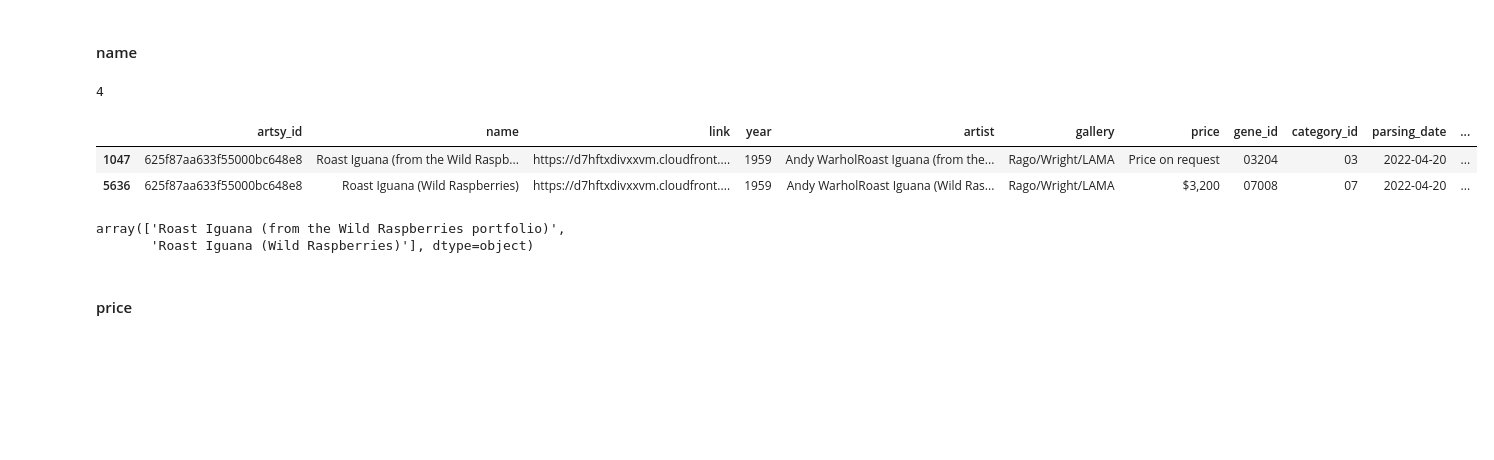
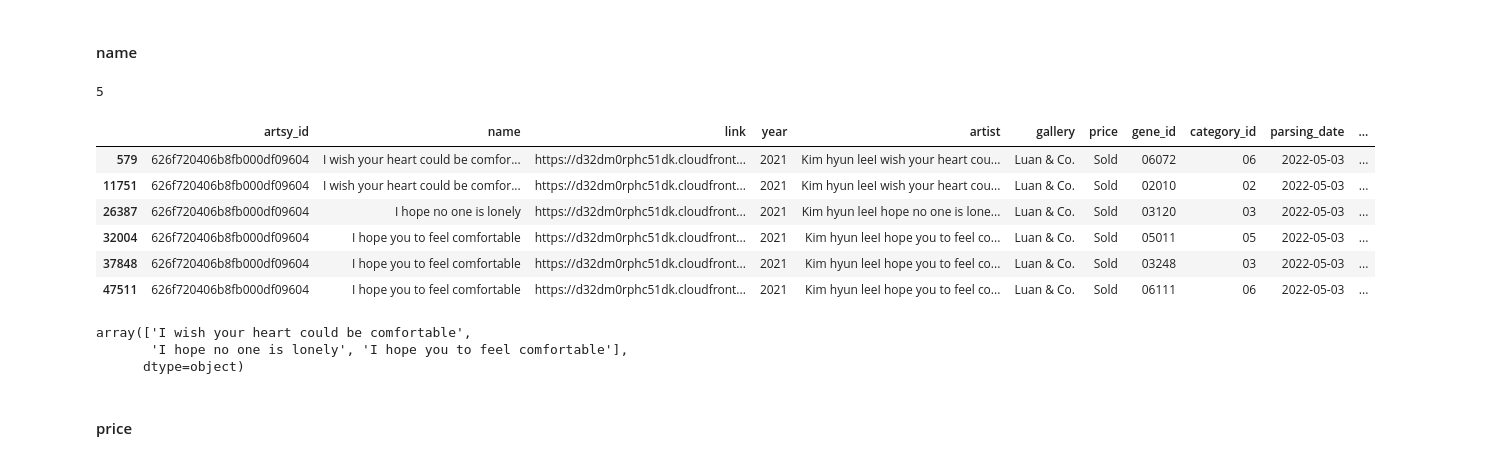
Before and after one commit to Bella151305/ArtProject, a Jupyter notebook: Artsy_genome_api.ipynb, the cells around one changed output. Drawn from its saved outputs; the diff is of its cells as text; code cells hidden in the pictures; blank space fills up the shorter version.

```diff
--- a/Artsy_genome_api.ipynb
+++ b/Artsy_genome_api.ipynb
@@ -1793,9 +2152,7 @@ Pages of these genes are empty, so everything's allright.
 #df_cat_dat_total = open_file_csv('/artsy_temp_data_05.csv', 'backup') # 3. Open file.csv
 # %%
 # Addition and Updating !!!!!!!!!!!!!
-#df_cat_dat_total = open_file_csv('/artsy_temp_data_add.csv', 'backup') # 3. Open file.csv
-# OR
-df_cat_dat_total = df_cat_dat_new_ids.copy()
+df_cat_dat_total = open_file_csv('/artsy_temp_data_add.csv', 'backup') # 3. Open file.csv
 # %%
 df_cat_dat_total.info()
 # %% [output]
@@ -1828,8 +2185,8 @@ print(df_cat_dat_total.groupby(['gene_id', 'artsy_id'])['artsy_id'].nunique().ma
 # %% [markdown]
 Transform id from int into str and link into a working one.
 # %%
-#df_cat_dat_total['category_id'] = df_cat_dat_total['category_id'].dropna().apply(lambda x: str(x) if len(str(x))==cat_id_len else ('0'*(cat_id_len-len(str(x)))+str(x)))
-#df_cat_dat_total['gene_id'] = df_cat_dat_total['gene_id'].dropna().apply(lambda x: str(x) if len(str(x))==gen_id_len else ('0'*(gen_id_len-len(str(x)))+str(x)))
+df_cat_dat_total['category_id'] = df_cat_dat_total['category_id'].dropna().apply(lambda x: str(x) if len(str(x))==cat_id_len else ('0'*(cat_id_len-len(str(x)))+str(x)))
+df_cat_dat_total['gene_id'] = df_cat_dat_total['gene_id'].dropna().apply(lambda x: str(x) if len(str(x))==gen_id_len else ('0'*(gen_id_len-len(str(x)))+str(x)))
 
 df_cat_dat_total['link'] = df_cat_dat_total['link'].dropna().apply(lambda x: img_link_corr(x))
 
@@ -1899,0 +2258,5 @@ https://d32dm0rphc51dk.cloudfront.net/3gxxZMXEYPjh8hhouRj9lQ/large.jpg
+# %%
+inx_list = df_cat_dat_total.loc[df_cat_dat_total['artsy_id']==links_prob_list[inx]].index.tolist()
+
+link_list = df_cat_dat_total.loc[df_cat_dat_total['artsy_id']==links_prob_list[inx]]['link'].unique()
+link_list
@@ -1900,7 +2267,10 @@ https://d32dm0rphc51dk.cloudfront.net/3gxxZMXEYPjh8hhouRj9lQ/large.jpg
 # %% [markdown]
 These pictures are the same but shots were done with different light. Replace the last one.
 # %%
-df_cat_dat_total.at[162343, 'link'] = 'https://d32dm0rphc51dk.cloudfront.net/dIHPcpGCPw8QyU-YRGQRMA/large.jpg'
+for i in inx_list:
+  df_cat_dat_total.at[i, 'link'] = link_list[0]
+
+#df_cat_dat_total.at[162343, 'link'] = 'https://d32dm0rphc51dk.cloudfront.net/dIHPcpGCPw8QyU-YRGQRMA/large.jpg'
 # %%
 print(df_cat_dat_total['artsy_id'].nunique())
 print(df_cat_dat_total['link'].nunique())
@@ -2150,21 +2520,26 @@ id_name_g = artsy_id_name.groupby(['artsy_id'])['name'].agg(['count']).reset_ind
 id_prob_name = id_name_g.loc[id_name_g['count']>1]['artsy_id'].tolist()
 len(id_prob_name)
 # %% [output]
-4
+5
 # %%
-inx = 3
+inx = 4
 df_cat_dat_total.loc[df_cat_dat_total['artsy_id']==id_prob_name[inx]]
 # %% [output]
 |  | artsy_id | name | link | year | artist | gallery | price | gene_id | category_id | parsing_date | ... |
-| 1047 | 625f87aa633f55000bc648e8 | Roast Iguana (from the Wild Raspb... | https://d7hftxdivxxvm.cloudfront.... | 1959 | Andy WarholRoast Iguana (from the... | Rago/Wright/LAMA | Price on request | 03204 | 03 | 2022-04-20 | ... |
-| 5636 | 625f87aa633f55000bc648e8 | Roast Iguana (Wild Raspberries) | https://d7hftxdivxxvm.cloudfront.... | 1959 | Andy WarholRoast Iguana (Wild Ras... | Rago/Wright/LAMA | $3,200 | 07008 | 07 | 2022-04-20 | ... |
+| 579 | 626f720406b8fb000df09604 | I wish your heart could be comfor... | https://d32dm0rphc51dk.cloudfront... | 2021 | Kim hyun leeI wish your heart cou... | Luan & Co. | Sold | 06072 | 06 | 2022-05-03 | ... |
+| 11751 | 626f720406b8fb000df09604 | I wish your heart could be comfor... | https://d32dm0rphc51dk.cloudfront... | 2021 | Kim hyun leeI wish your heart cou... | Luan & Co. | Sold | 02010 | 02 | 2022-05-03 | ... |
+| 26387 | 626f720406b8fb000df09604 | I hope no one is lonely | https://d32dm0rphc51dk.cloudfront... | 2021 | Kim hyun leeI hope no one is lone... | Luan & Co. | Sold | 03120 | 03 | 2022-05-03 | ... |
+| 32004 | 626f720406b8fb000df09604 | I hope you to feel comfortable | https://d32dm0rphc51dk.cloudfront... | 2021 | Kim hyun leeI hope you to feel co... | Luan & Co. | Sold | 05011 | 05 | 2022-05-03 | ... |
+| 37848 | 626f720406b8fb000df09604 | I hope you to feel comfortable | https://d32dm0rphc51dk.cloudfront... | 2021 | Kim hyun leeI hope you to feel co... | Luan & Co. | Sold | 03248 | 03 | 2022-05-03 | ... |
+| 47511 | 626f720406b8fb000df09604 | I hope you to feel comfortable | https://d32dm0rphc51dk.cloudfront... | 2021 | Kim hyun leeI hope you to feel co... | Luan & Co. | Sold | 06111 | 06 | 2022-05-03 | ... |
 # %%
 inx_list = df_cat_dat_total.loc[df_cat_dat_total['artsy_id']==id_prob_name[inx]].index.tolist()
 
 name_list = df_cat_dat_total.loc[df_cat_dat_total['artsy_id']==id_prob_name[inx]]['name'].unique()
 name_list
 # %% [output]
-array(['Roast Iguana (from the Wild Raspberries portfolio)',
-       'Roast Iguana (Wild Raspberries)'], dtype=object)
+array(['I wish your heart could be comfortable',
+       'I hope no one is lonely', 'I hope you to feel comfortable'],
+      dtype=object)
 # %%
 for i in inx_list:
```
Also changed, not shown: parts of 248 cells of this notebook.
